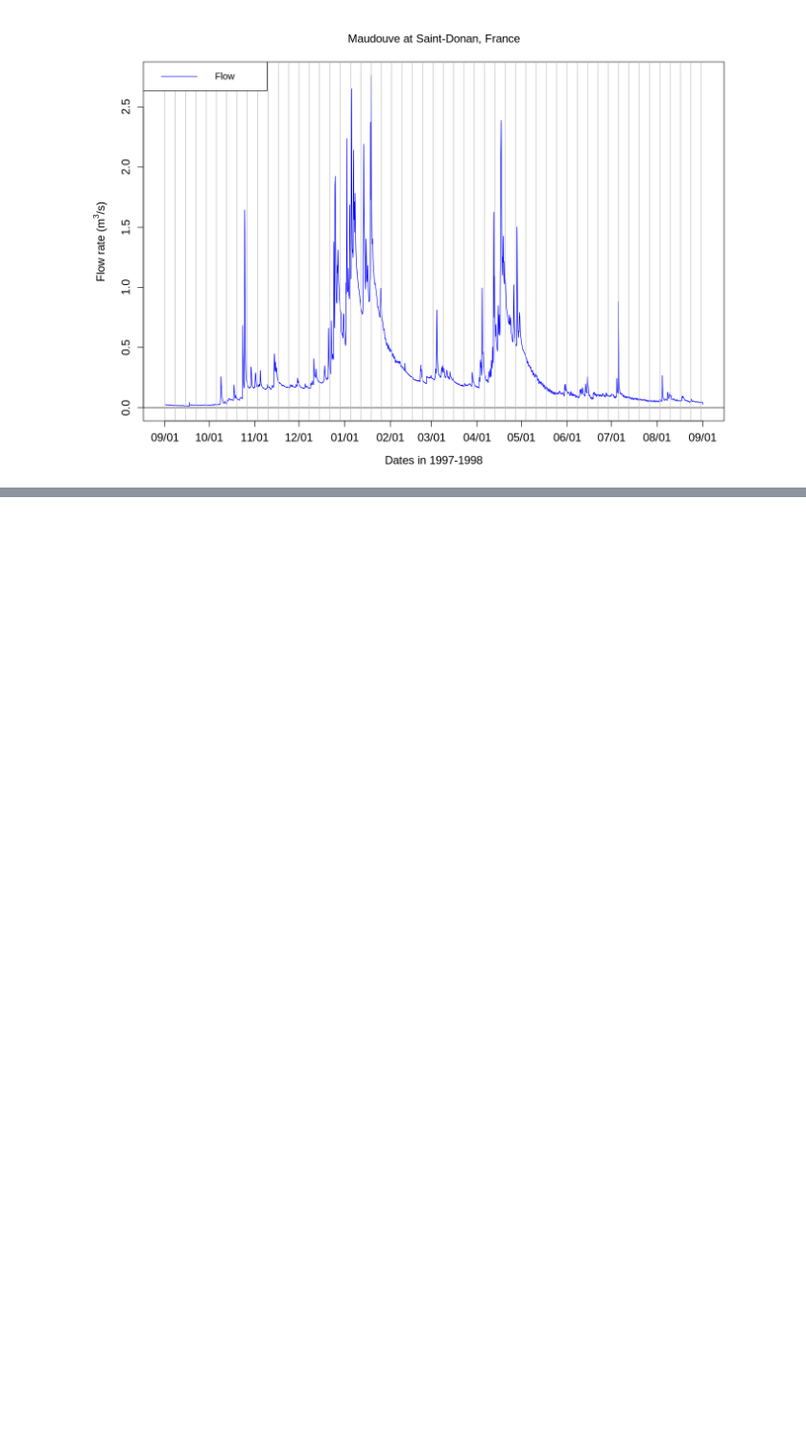
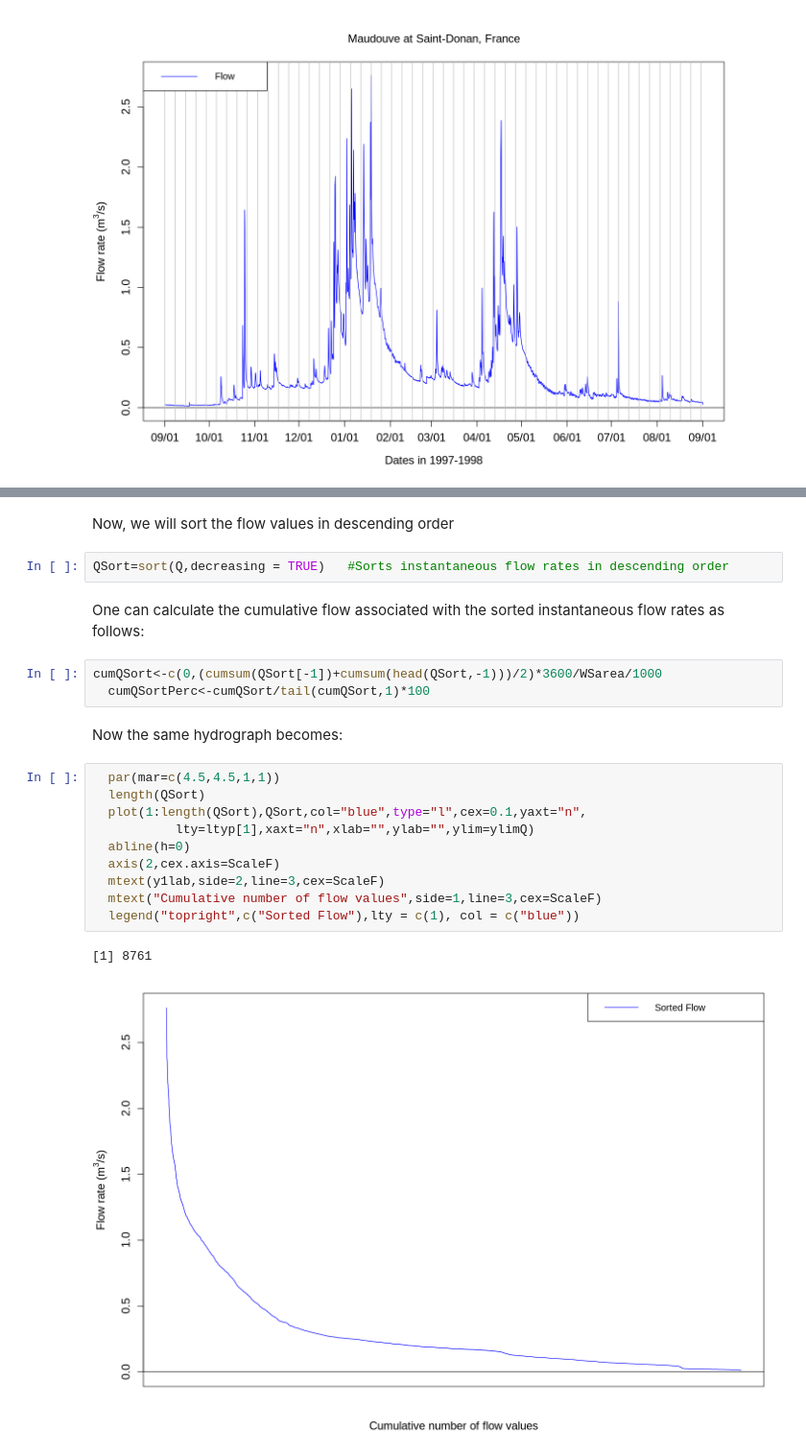
Before and after one commit to francoisbirgand/BAE204-Qlab, a Jupyter notebook: QClab_colab.ipynb, the cells around one changed output, grey strips where cells are left out. Shown at 96% size. Saved outputs shown, nothing was run; the diff lists cells and outputs as text; blank space fills up the shorter version.

```diff
--- a/QClab_colab.ipynb
+++ b/QClab_colab.ipynb
@@ -347,0 +388,24 @@ head(TS,-1)
+# %% [markdown]
+Now, we will sort the flow values in descending order
+# %%
+QSort=sort(Q,decreasing = TRUE)   #Sorts instantaneous flow rates in descending order
+# %% [markdown]
+ One can calculate the cumulative flow associated with the sorted instantaneous flow rates as follows:
+# %%
+cumQSort<-c(0,(cumsum(QSort[-1])+cumsum(head(QSort,-1)))/2)*3600/WSarea/1000
+  cumQSortPerc<-cumQSort/tail(cumQSort,1)*100
+# %% [markdown]
+Now the same hydrograph becomes:
+# %%
+  par(mar=c(4.5,4.5,1,1))
+  length(QSort)
+  plot(1:length(QSort),QSort,col="blue",type="l",cex=0.1,yaxt="n",
+           lty=ltyp[1],xaxt="n",xlab="",ylab="",ylim=ylimQ)
+  abline(h=0)
+  axis(2,cex.axis=ScaleF)
+  mtext(y1lab,side=2,line=3,cex=ScaleF)
+  mtext("Cumulative number of flow values",side=1,line=3,cex=ScaleF)
+  legend("topright",c("Sorted Flow"),lty = c(1), col = c("blue"))
+# %% [output]
+[1] 8761
+[figure, added]
```
Also changed, not shown: parts of 72 cells of this notebook.
